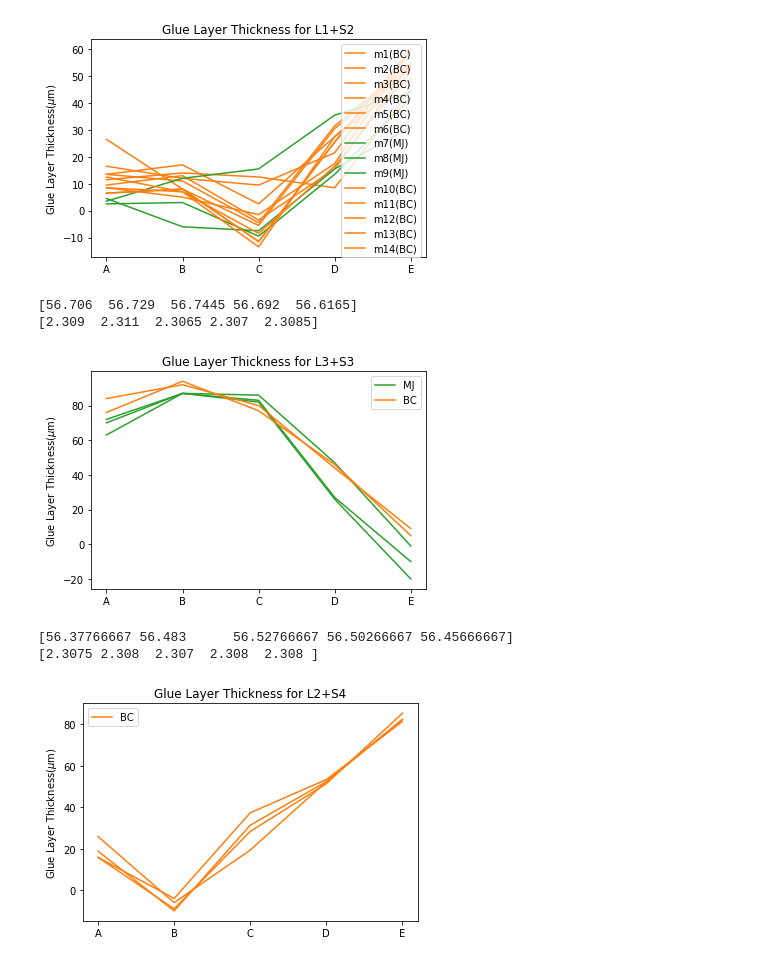
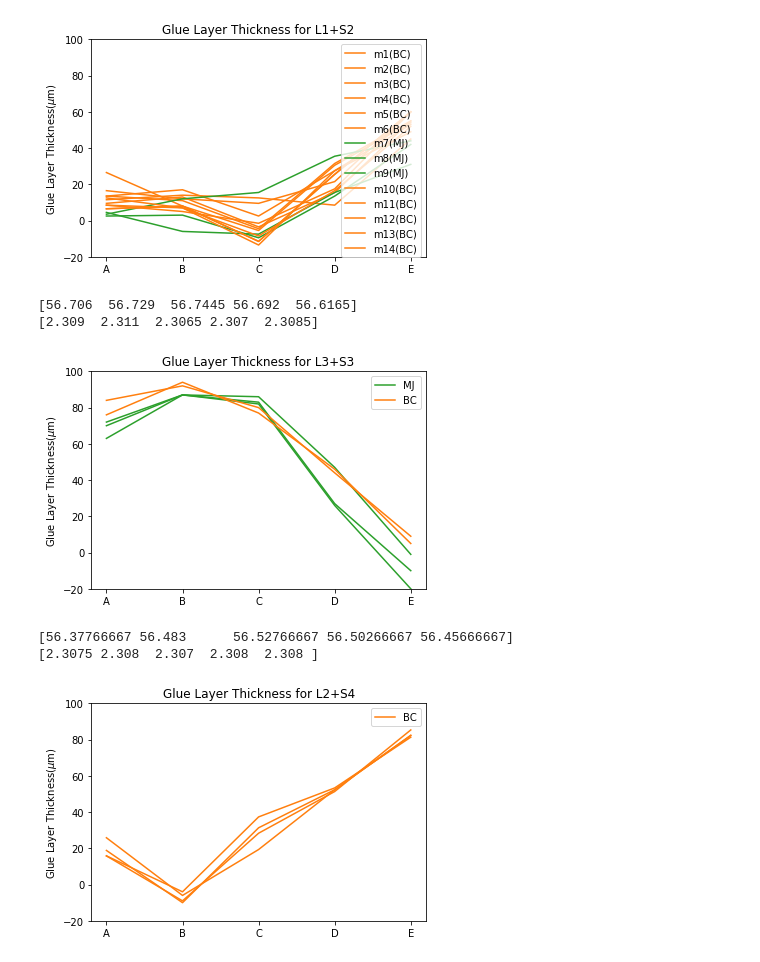
Before and after one commit to mariajose2398/CMS-MTD-BTL-SensorModule-Analysis, a Jupyter notebook: gluelayertransparency.ipynb, the cells around one changed output. Drawn from its saved outputs; the diff is of its cells as text; code cells hidden in the pictures.

```diff
--- a/gluelayertransparency.ipynb
+++ b/gluelayertransparency.ipynb
@@ -16,34 +16,36 @@ m6=np.array([58.995,58.995,58.984,58.947,58.901])[::-1]
 m7=np.array([58.895,58.946,59.003,59.015,58.984])
 m8=np.array([58.894,58.937, 58.978,58.993,58.982])
 m9=np.array([58.896,58.928,58.980,58.995,58.971])
 m10=np.array([58.898,58.942,58.976,59.005,59.000])
 m11=np.array([58.900,58.939,58.986,58.997,59.000])
 m12=np.array([58.900,58.941,58.979,58.996,58.992])
 m13=np.array([58.989,59.007,58.974,58.941,58.904])[::-1]
 m14=np.array([58.898,58.942,58.976,59.005,59.000])
 X=np.array(["A", "B", "C", "D", "E"])
 
+plt.ylim(-20, 100)
+
 plt.plot(X, (m1-l1-s2)*1000, "C1", label ="m1(BC)")
 plt.plot(X, (m2-l1-s2) *1000 , "C1", label="m2(BC)")
 plt.plot(X, (m3-l1-s2) *1000, "C1", label ="m3(BC)")
 plt.plot(X, (m4-l1-s2)*1000, "C1", label="m4(BC)")
 plt.plot(X, (m5-l1-s2)*1000, "C1", label ="m5(BC)")
 plt.plot(X, (m6-l1-s2)*1000, "C1", label ="m6(BC)")
 plt.plot(X, (m7-l1-s2)*1000, "C2", label ="m7(MJ)")
 plt.plot(X, (m8-l1-s2)*1000, "C2", label="m8(MJ)")
 plt.plot(X, (m9-l1-s2)*1000, "C2", label="m9(MJ)")
 plt.plot(X, (m10-l1-s2)*1000, "C1", label="m10(BC)")
 plt.plot(X, (m11-l1-s2)*1000, "C1", label="m11(BC)")
 plt.plot(X, (m12-l1-s2)*1000, "C1", label="m12(BC)")
 plt.plot(X, (m13-l1-s2)*1000, "C1", label="m13(BC)")
 plt.plot(X, (m14-l1-s2)*1000, "C1", label="m14(BC)")
 plt.ylabel(r"Glue Layer Thickness($\mu $m)")
 plt.title("Glue Layer Thickness for L1+S2")
 plt.legend()
 plt.savefig("l1s2_mariaVsBryan.png", dpi=300)
 plt.show()
 # %% [output]
-[figure, old version]
+[figure, new version]
 # %%
 #Measurement plot of L3 +S3 mock up module.
 L3= np.array([[56.706,56.729,56.745, 56.693, 56.614],
@@ -71,12 +73,13 @@ for x in range(len(L3S3)):
 plt.ylabel(r"Glue Layer Thickness($\mu$m)")
 plt.title("Glue Layer Thickness for L3+S3")
 plt.legend()
+plt.ylim(-20, 100)
 plt.savefig("l3s3measurement.png")
 plt.show()
 # %% [output]
 [56.706  56.729  56.7445 56.692  56.6165]
 [2.309  2.311  2.3065 2.307  2.3085]
-[figure, old version]
+[figure, new version]
 # %%
 #Measurement plot of L2 +S4 mock up module.
 L2= np.array([[56.380,56.519,56.535,56.509,56.466],
@@ -89,7 +92,7 @@ S4= np.array([[2.309,2.308,2.308,2.309,2.309],
               [2.306,2.308,2.306,2.307,2.307]])
 S4_avg= np.mean(S4, axis=0)
 print(S4_avg)
-
+plt.ylim(-20, 100)
 whomeasured=['B', 'B', 'B', 'B']
 L2S4=np.array([[58.701,58.787,58.872,58.864,58.846],
                [58.701,58.782,58.863,58.862,58.850],
@@ -109,4 +112,4 @@ plt.show()
 # %% [output]
 [56.37766667 56.483      56.52766667 56.50266667 56.45666667]
 [2.3075 2.308  2.307  2.308  2.308 ]
-[figure, old version]
+[figure, new version]
```
Also changed, not shown: 5 other files.
